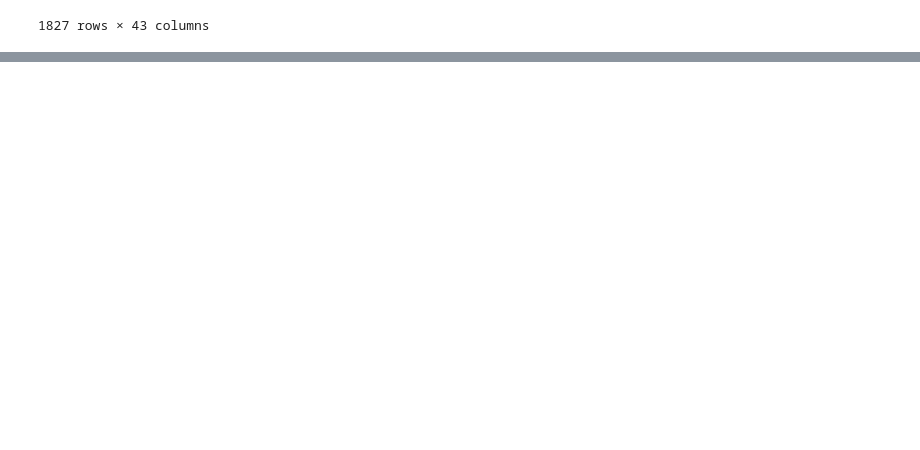
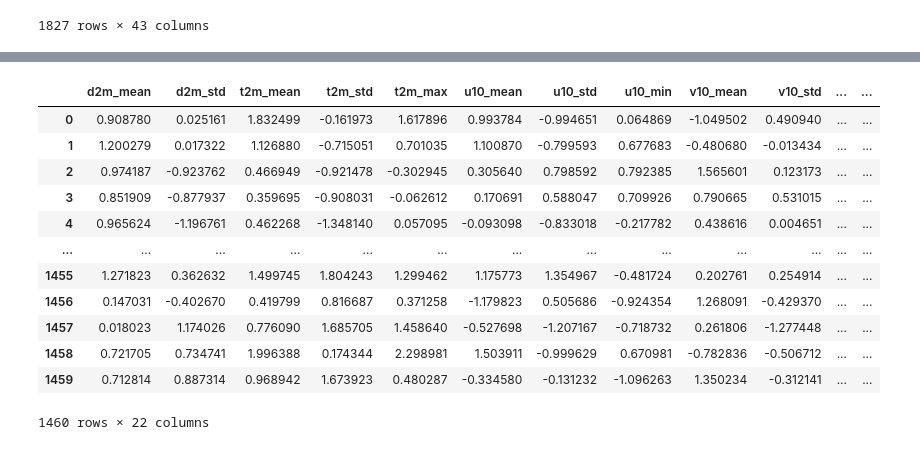
Before and after one commit to Alilson2/Projeto_IA, a Jupyter notebook: GerarDataFrame.ipynb, the cells around one changed output, grey strips where cells are left out. Saved outputs shown, nothing was run; the diff lists cells and outputs as text; code cells hidden in the pictures; blank space fills up the shorter version.

```diff
--- a/GerarDataFrame.ipynb
+++ b/GerarDataFrame.ipynb
@@ -32,8 +38,8 @@ if not arquivos_nc:
     raise FileNotFoundError("❌ Nenhum arquivo .nc encontrado na pasta Projeto_IA!")
 else:
     print("\n📂 Arquivo(s) NetCDF encontrado(s):")
-    for f in arquivos_nc:
-        print(" -", f)
+    #for f in arquivos_nc:
+        #print(" -", f)
 
 # --- Montar lista de caminhos ---
 ARQUIVO = [os.path.join("Projeto_IA", f) for f in arquivos_nc]
@@ -299,0 +516,3 @@ df_diario
+# %%
+model = RandomForestClassifier(max_depth= 3, max_features= 0.5, min_samples_leaf= 3, min_samples_split= 4, n_estimators= 100, random_state=42)
+model.fit(X_train, y_train)
@@ -299,0 +522,2 @@ df_diario
+# %%
+diagnosticar_overfitting(model, X_train, y_train, X_test, y_test)
@@ -299,0 +535,16 @@ df_diario
+# %%
+X_train
+# %% [output]
+|  | d2m_mean | d2m_std | t2m_mean | t2m_std | t2m_max | u10_mean | u10_std | u10_min | v10_mean | v10_std | ... | ... |
+| 0 | 0.908780 | 0.025161 | 1.832499 | -0.161973 | 1.617896 | 0.993784 | -0.994651 | 0.064869 | -1.049502 | 0.490940 | ... | ... |
+| 1 | 1.200279 | 0.017322 | 1.126880 | -0.715051 | 0.701035 | 1.100870 | -0.799593 | 0.677683 | -0.480680 | -0.013434 | ... | ... |
+| 2 | 0.974187 | -0.923762 | 0.466949 | -0.921478 | -0.302945 | 0.305640 | 0.798592 | 0.792385 | 1.565601 | 0.123173 | ... | ... |
+| 3 | 0.851909 | -0.877937 | 0.359695 | -0.908031 | -0.062612 | 0.170691 | 0.588047 | 0.709926 | 0.790665 | 0.531015 | ... | ... |
+| 4 | 0.965624 | -1.196761 | 0.462268 | -1.348140 | 0.057095 | -0.093098 | -0.833018 | -0.217782 | 0.438616 | 0.004651 | ... | ... |
+| ... | ... | ... | ... | ... | ... | ... | ... | ... | ... | ... | ... | ... |
+| 1455 | 1.271823 | 0.362632 | 1.499745 | 1.804243 | 1.299462 | 1.175773 | 1.354967 | -0.481724 | 0.202761 | 0.254914 | ... | ... |
+| 1456 | 0.147031 | -0.402670 | 0.419799 | 0.816687 | 0.371258 | -1.179823 | 0.505686 | -0.924354 | 1.268091 | -0.429370 | ... | ... |
+| 1457 | 0.018023 | 1.174026 | 0.776090 | 1.685705 | 1.458640 | -0.527698 | -1.207167 | -0.718732 | 0.261806 | -1.277448 | ... | ... |
+| 1458 | 0.721705 | 0.734741 | 1.996388 | 0.174344 | 2.298981 | 1.503911 | -0.999629 | 0.670981 | -0.782836 | -0.506712 | ... | ... |
+| 1459 | 0.712814 | 0.887314 | 0.968942 | 1.673923 | 0.480287 | -0.334580 | -0.131232 | -1.096263 | 1.350234 | -0.312141 | ... | ... |
+1460 rows × 22 columns
```
Also changed, not shown: parts of 8 cells of this notebook.
